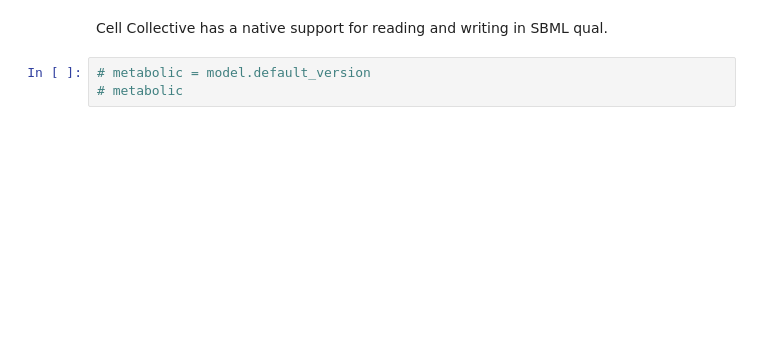
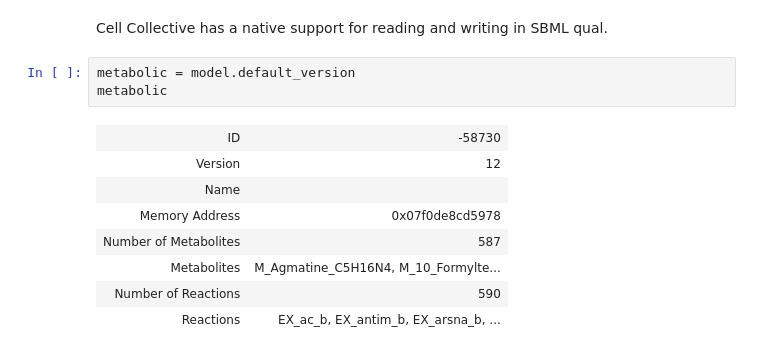
Before and after one commit to cellcollective/ccapi, a Jupyter notebook: docs/source/notebooks/examples/reading-writing-constraint-based-models.ipynb, the cells around one changed output. Saved outputs shown, nothing was run; the diff lists cells and outputs as text; blank space fills up the shorter version.

```diff
--- a/docs/source/notebooks/examples/reading-writing-constraint-based-models.ipynb
+++ b/docs/source/notebooks/examples/reading-writing-constraint-based-models.ipynb
@@ -44,5 +56,14 @@ HTTPError: 500 Server Error: Internal Server Error for url: http://localhost:500
 # %% [markdown]
 Cell Collective has a native support for reading and writing in SBML qual.
 # %%
-# metabolic = model.default_version
-# metabolic
+metabolic = model.default_version
+metabolic
+# %% [output]
+| ID | -58730 |
+| Version | 12 |
+| Name |  |
+| Memory Address | 0x07f0de8cd5978 |
+| Number of Metabolites | 587 |
+| Metabolites | M_Agmatine_C5H16N4, M_10_Formylte... |
+| Number of Reactions | 590 |
+| Reactions | EX_ac_b, EX_antim_b, EX_arsna_b, ... |
```
Also changed, not shown: parts of 7 cells of this notebook, 11 other files.
